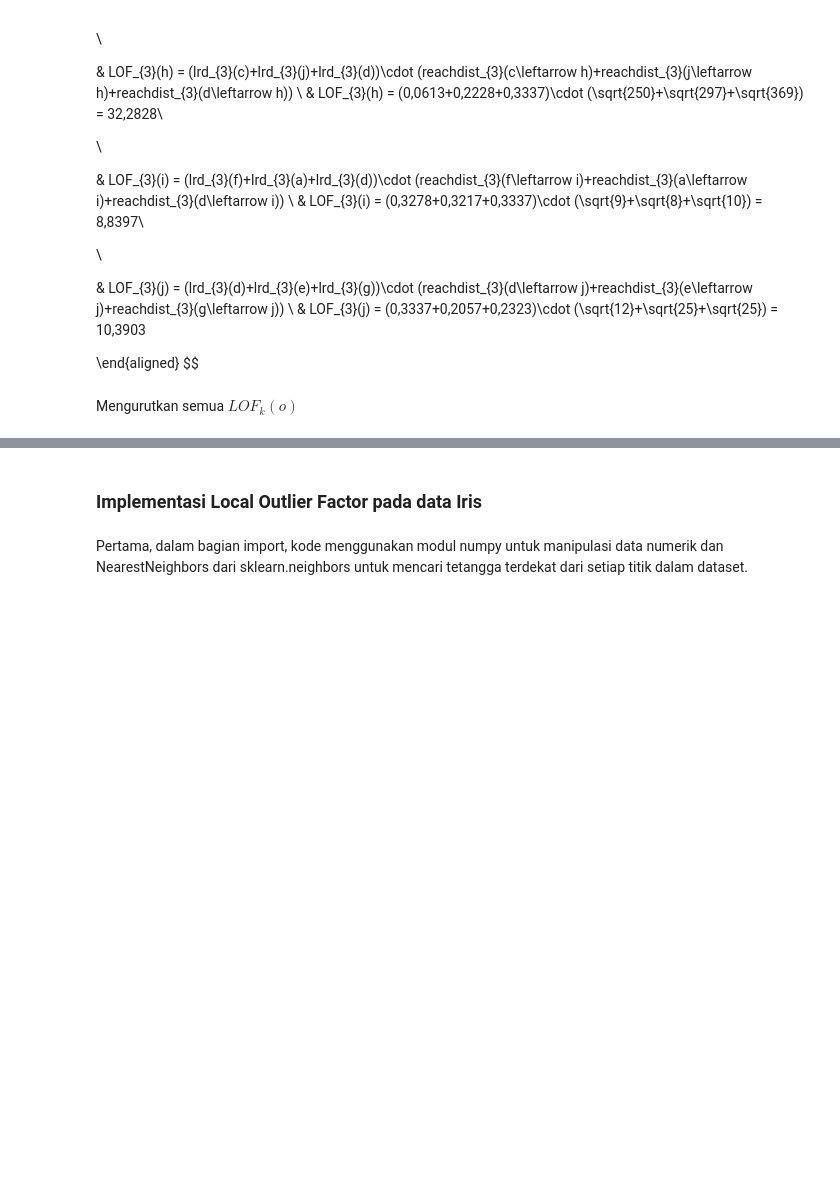
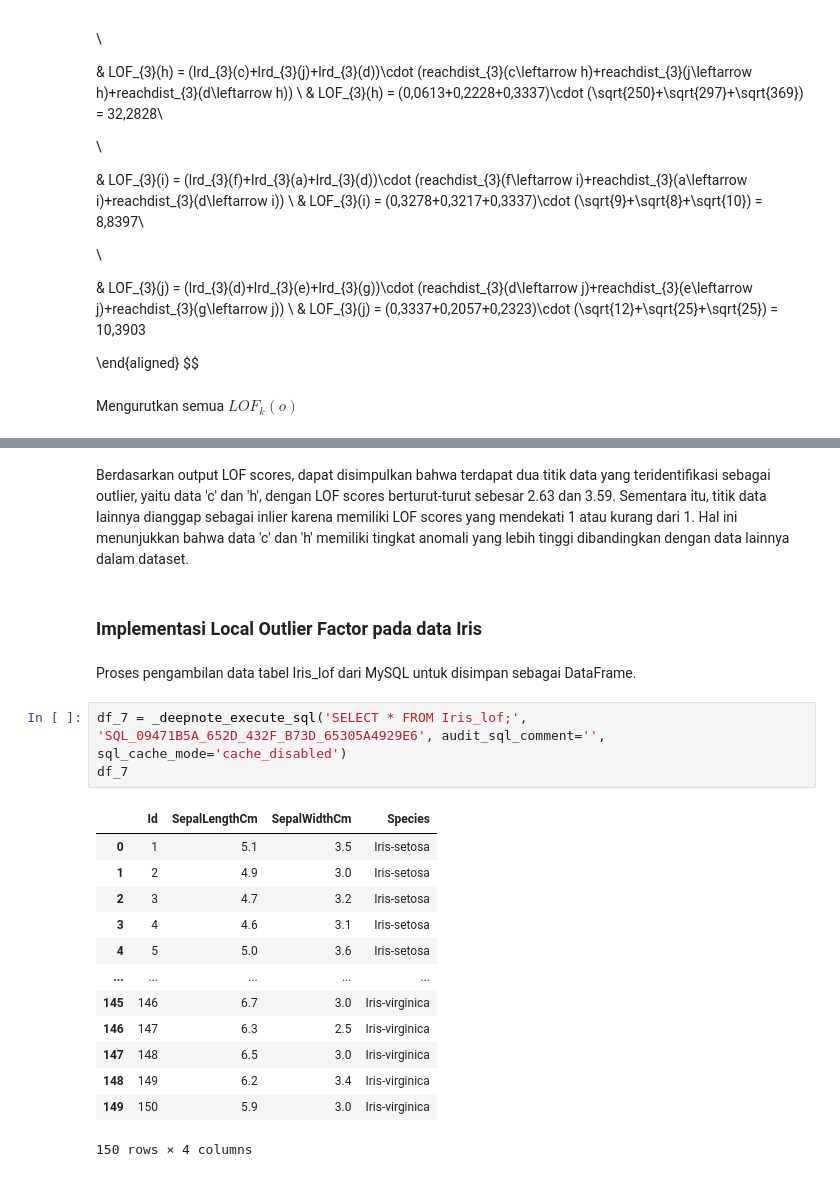
Before and after one commit to irfandwisamudra/datamining, a Jupyter notebook: _build/jupyter_execute/tugas.ipynb, the cells around one changed output, grey strips where cells are left out. Saved outputs shown, nothing was run; the diff lists cells and outputs as text; blank space fills up the shorter version.

```diff
--- a/_build/jupyter_execute/tugas.ipynb
+++ b/_build/jupyter_execute/tugas.ipynb
@@ -1184,4 +1217,23 @@ Jadi, outlier points teratasnya adalah h dan c.
+# %% [markdown]
+Berdasarkan output LOF scores, dapat disimpulkan bahwa terdapat dua titik data yang teridentifikasi sebagai outlier, yaitu data 'c' dan 'h', dengan LOF scores berturut-turut sebesar 2.63 dan 3.59. Sementara itu, titik data lainnya dianggap sebagai inlier karena memiliki LOF scores yang mendekati 1 atau kurang dari 1. Hal ini menunjukkan bahwa data 'c' dan 'h' memiliki tingkat anomali yang lebih tinggi dibandingkan dengan data lainnya dalam dataset.
 # %% [markdown]
 ### Implementasi Local Outlier Factor pada data Iris
-# %% [markdown]
-Pertama, dalam bagian import, kode menggunakan modul numpy untuk manipulasi data numerik dan NearestNeighbors dari sklearn.neighbors untuk mencari tetangga terdekat dari setiap titik dalam dataset.
+# %% [markdown]
+Proses pengambilan data tabel Iris_lof dari MySQL untuk disimpan sebagai DataFrame.
+# %%
+df_7 = _deepnote_execute_sql('SELECT * FROM Iris_lof;', 'SQL_09471B5A_652D_432F_B73D_65305A4929E6', audit_sql_comment='', sql_cache_mode='cache_disabled')
+df_7
+# %% [output]
+|  | Id | SepalLengthCm | SepalWidthCm | Species |
+| 0 | 1 | 5.1 | 3.5 | Iris-setosa |
+| 1 | 2 | 4.9 | 3.0 | Iris-setosa |
+| 2 | 3 | 4.7 | 3.2 | Iris-setosa |
+| 3 | 4 | 4.6 | 3.1 | Iris-setosa |
+| 4 | 5 | 5.0 | 3.6 | Iris-setosa |
+| ... | ... | ... | ... | ... |
+| 145 | 146 | 6.7 | 3.0 | Iris-virginica |
+| 146 | 147 | 6.3 | 2.5 | Iris-virginica |
+| 147 | 148 | 6.5 | 3.0 | Iris-virginica |
+| 148 | 149 | 6.2 | 3.4 | Iris-virginica |
+| 149 | 150 | 5.9 | 3.0 | Iris-virginica |
+150 rows × 4 columns
```
Also changed, not shown: parts of 57 cells of this notebook, 4 other files.
